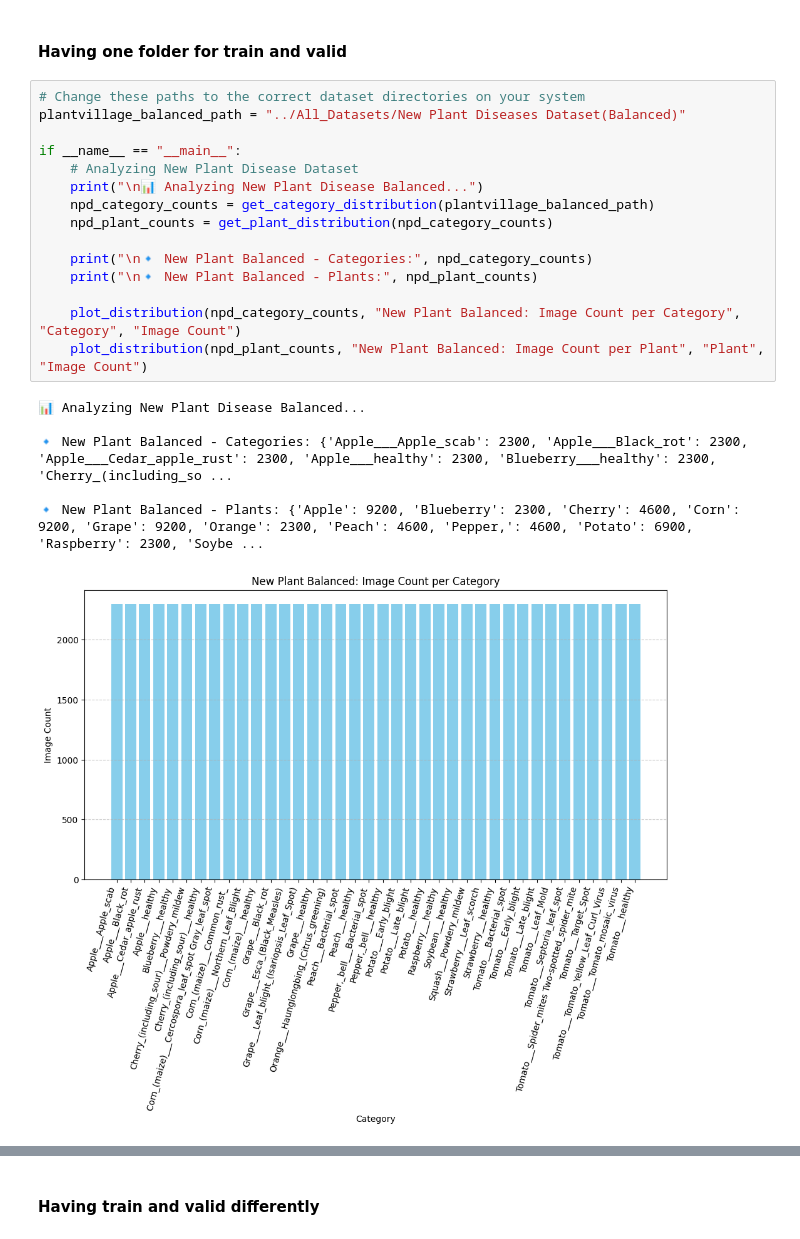
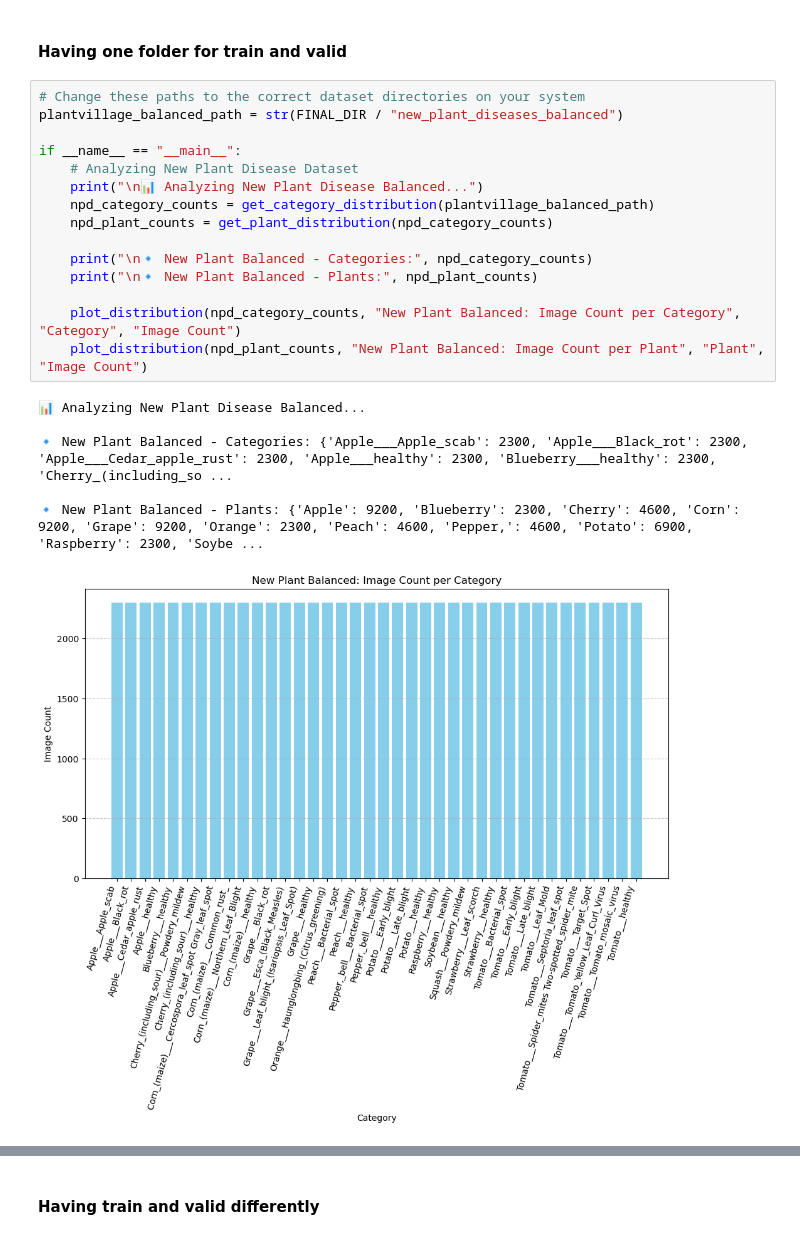
Before and after one commit to Sana-Shikalgar/BTech-Project, a Jupyter notebook: dataset_pipeline/dataset_balance_visualization.ipynb, the cells around one changed output, grey strips where cells are left out. Cells and saved outputs as stored; diff of their text form.

```diff
--- a/dataset_pipeline/dataset_balance_visualization.ipynb
+++ b/dataset_pipeline/dataset_balance_visualization.ipynb
@@ -133,23 +132,23 @@ def plot_distribution(data, title, xlabel, ylabel):
 #### Having one folder for train and valid
 # %%
 # Change these paths to the correct dataset directories on your system
-plantvillage_balanced_path = "../All_Datasets/New Plant Diseases Dataset(Balanced)"
+plantvillage_balanced_path = str(FINAL_DIR / "new_plant_diseases_balanced")
 
 if __name__ == "__main__":
     # Analyzing New Plant Disease Dataset
     print("\n📊 Analyzing New Plant Disease Balanced...")
     npd_category_counts = get_category_distribution(plantvillage_balanced_path)
     npd_plant_counts = get_plant_distribution(npd_category_counts)
 
     print("\n🔹 New Plant Balanced - Categories:", npd_category_counts)
     print("\n🔹 New Plant Balanced - Plants:", npd_plant_counts)
 
     plot_distribution(npd_category_counts, "New Plant Balanced: Image Count per Category", "Category", "Image Count")
     plot_distribution(npd_plant_counts, "New Plant Balanced: Image Count per Plant", "Plant", "Image Count")
 # %% [output]
 📊 Analyzing New Plant Disease Balanced...
 
 🔹 New Plant Balanced - Categories: {'Apple___Apple_scab': 2300, 'Apple___Black_rot': 2300, 'Apple___Cedar_apple_rust': 2300, 'Apple___healthy': 2300, 'Blueberry___healthy': 2300, 'Cherry_(including_so ...
 
 🔹 New Plant Balanced - Plants: {'Apple': 9200, 'Blueberry': 2300, 'Cherry': 4600, 'Corn': 9200, 'Grape': 9200, 'Orange': 2300, 'Peach': 4600, 'Pepper,': 4600, 'Potato': 6900, 'Raspberry': 2300, 'Soybe ...
-[figure, old version]
+[figure, new version]
```
Also changed, not shown: parts of 9 cells of this notebook, 16 other files.
